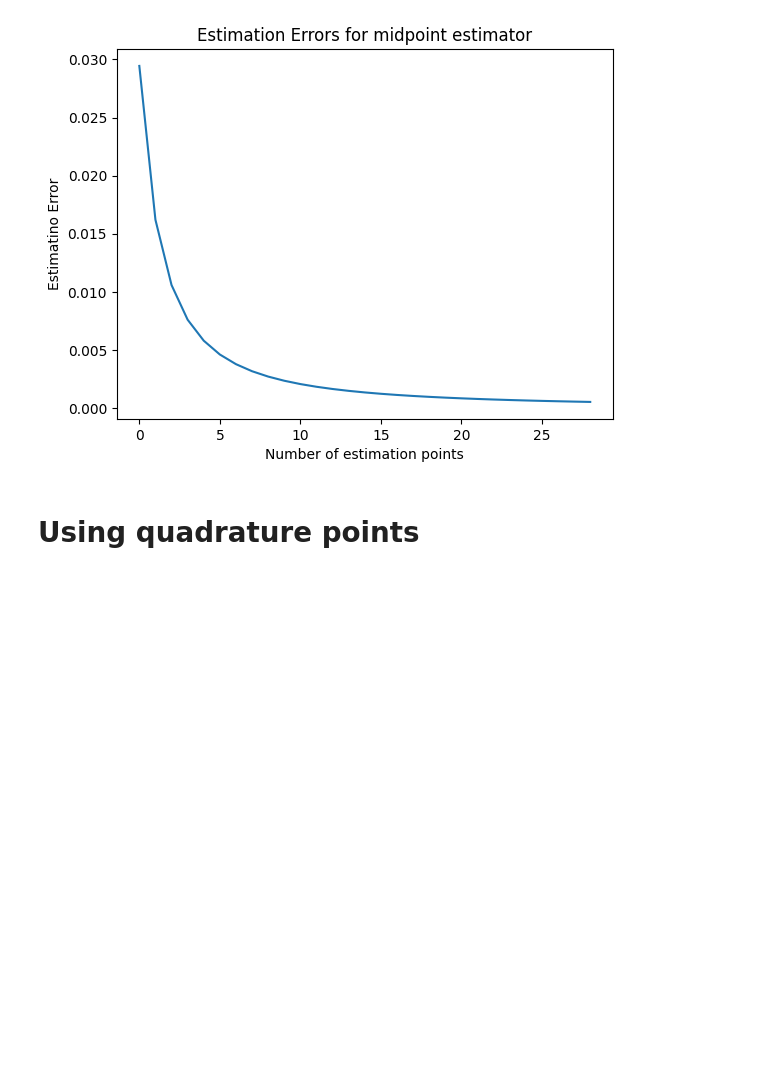
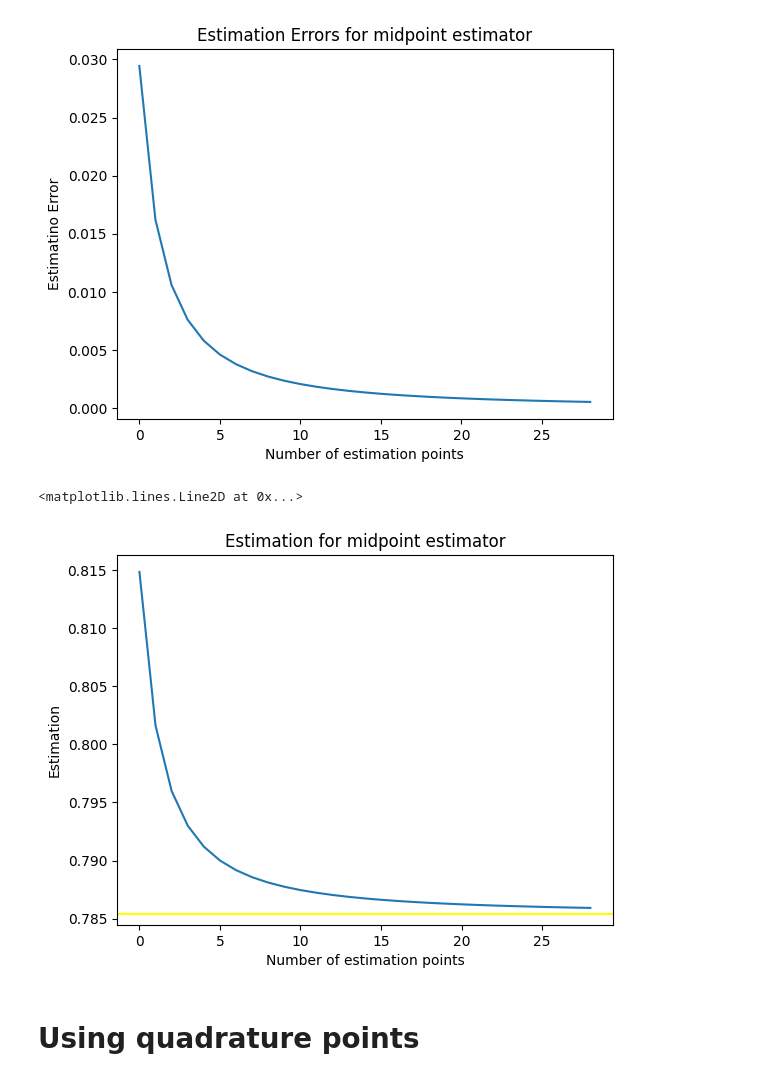
Before and after one commit to Yuvraj-Dhepe/uni_bayesian, a Jupyter notebook: Ex_6/exercise_6_nicolas_version.ipynb, the cells around one changed output. Drawn from its saved outputs; the diff is of its cells as text; code cells hidden in the pictures; blank space fills up the shorter version.

Commit message:
added second graph

```diff
--- a/Ex_6/exercise_6_nicolas_version.ipynb
+++ b/Ex_6/exercise_6_nicolas_version.ipynb
@@ -27,11 +27,13 @@ def compute_error(f_bar_m: float) -> float:
     return math.fabs(f_bar_m - (math.pi/4))
 # %%
 errors: List[float] = []
+estimator: List[float] = []
 ms: range = range(2, 31, 1)
 
 for m in ms:
     fm_bar: float = midpoint_estimator(m)
     error: float = compute_error(f_bar_m=fm_bar)
+    estimator.append(fm_bar)
     errors.append(error)
 
 plt.plot(errors)
@@ -41,6 +43,15 @@ plt.ylabel("Estimatino Error")
 # %% [output]
 Text(0, 0.5, 'Estimatino Error')
 [figure]
+# %%
+plt.plot(estimator)
+plt.title("Estimation for midpoint estimator")
+plt.xlabel("Number of estimation points")
+plt.ylabel("Estimation")
+plt.axhline(math.pi/4, c="yellow")
+# %% [output]
+<matplotlib.lines.Line2D at 0x...>
+[figure, added]
 # %% [markdown]
 # Using quadrature points
 # %%
```
